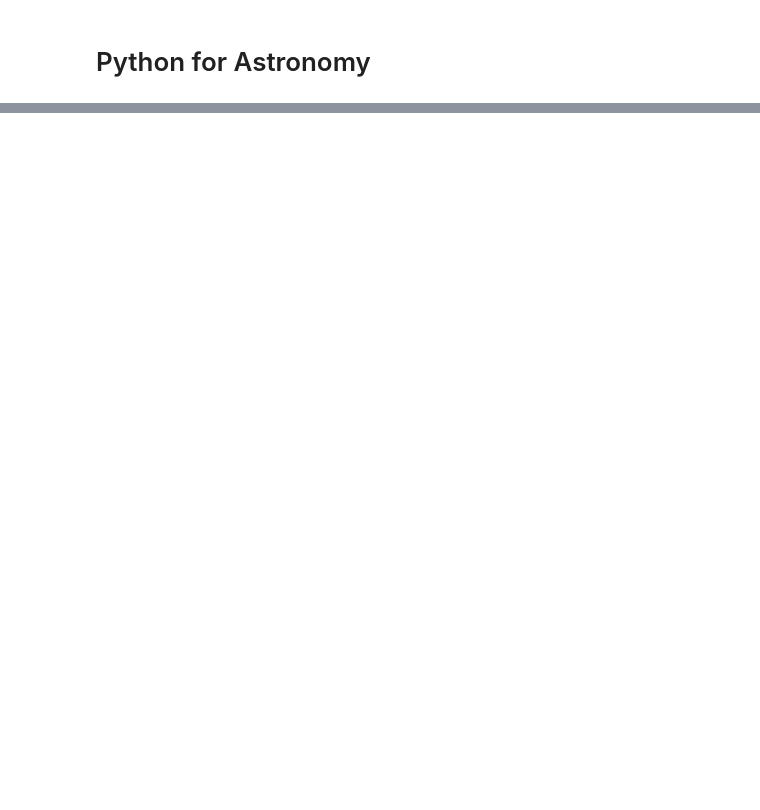
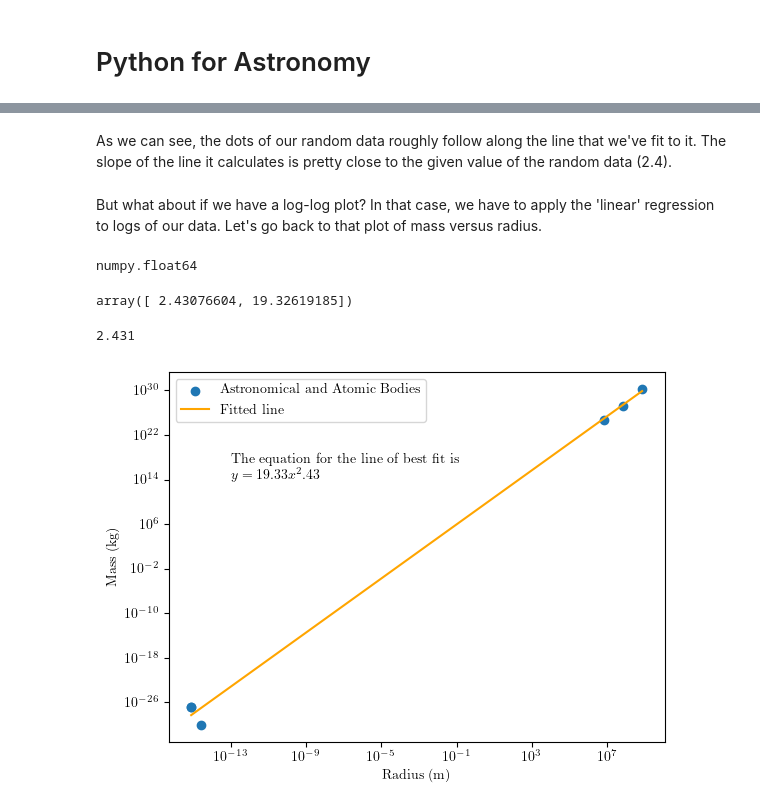
Before and after one commit to walipalmer/CFR-2024, a Jupyter notebook: module_astro/astro_module_working.ipynb, the cells around one changed output, grey strips where cells are left out. Cells and saved outputs as stored; diff of their text form; code cells hidden in the pictures; blank space fills up the shorter version.

```diff
--- a/module_astro/astro_module_working.ipynb
+++ b/module_astro/astro_module_working.ipynb
@@ -328,0 +391,34 @@ r_ele = 2.81e-15 #radius of an electron
+# %% [markdown]
+As we can see, the dots of our random data roughly follow along the line that we've fit to it. The slope of the line it calculates is pretty close to the given value of the random data (2.4).
+# %% [markdown]
+But what about if we have a log-log plot? In that case, we have to apply the 'linear' regression to logs of our data. Let's go back to that plot of mass versus radius.
+# %%
+type(r_sun.value)
+# %% [output]
+numpy.float64
+# %%
+x = [r_sun.value, r_ear.value, r_jup.value, r_pro, r_neu, r_ele]
+y = [m_sun.value, m_ear.value, m_jup.value, m_pro.value, m_neu.value, m_ele.value]
+
+coefs = np.polyfit(np.log(x), np.log(y), 1)
+pred_f = coefs[1] + np.multiply(sorted(np.log(x)), coefs[0])
+# %%
+coefs
+# %% [output]
+array([ 2.43076604, 19.32619185])
+# %%
+np.round(coefs[0],3)
+# %% [output]
+2.431
+# %%
+plt.scatter(x, y, label='Astronomical and Atomic Bodies')
+plt.plot(sorted(x), np.exp(pred_f), label='Fitted line', color='orange')
+plt.annotate('The equation for the line of best fit is \n $y = {:.2f}x^{:.2f}$'.format(coefs[1], coefs[0]), (1e-13, 1e14))
+plt.xscale('log')
+plt.yscale('log')
+plt.xlabel('Radius (m)')
+plt.ylabel('Mass (kg)')
+plt.legend()
+plt.show()
+# %% [output]
+[figure, added]
```
Also changed, not shown: parts of 19 cells of this notebook.
